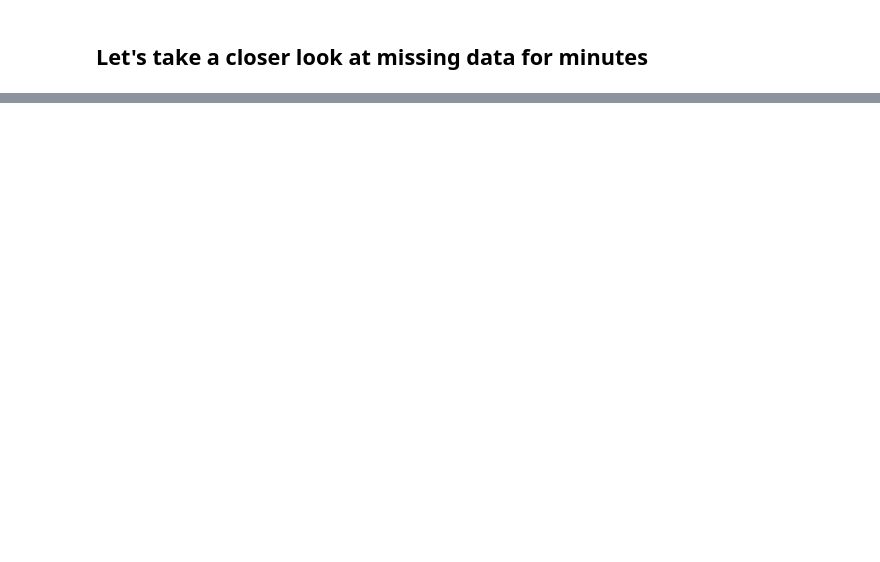
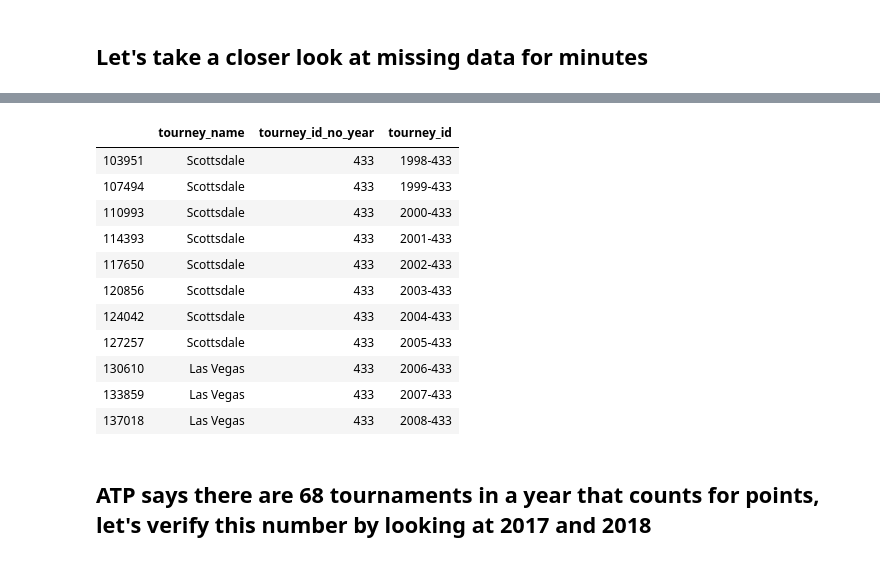
Before and after one commit to sv650s/atp-tennis-predictions, a Jupyter notebook: notebooks/atpdata EDA.ipynb, the cells around one changed output, grey strips where cells are left out. Saved outputs shown, nothing was run; the diff lists cells and outputs as text; code cells hidden in the pictures; blank space fills up the shorter version.

```diff
--- a/notebooks/atpdata EDA.ipynb
+++ b/notebooks/atpdata EDA.ipynb
@@ -296,3 +466,20 @@ matches.tourney_date.max()
+# %%
+matches[matches.tourney_id_no_year == '433'][["tourney_name", "tourney_id_no_year", "tourney_id"]].drop_duplicates()
+# %% [output]
+|  | tourney_name | tourney_id_no_year | tourney_id |
+| 103951 | Scottsdale | 433 | 1998-433 |
+| 107494 | Scottsdale | 433 | 1999-433 |
+| 110993 | Scottsdale | 433 | 2000-433 |
+| 114393 | Scottsdale | 433 | 2001-433 |
+| 117650 | Scottsdale | 433 | 2002-433 |
+| 120856 | Scottsdale | 433 | 2003-433 |
+| 124042 | Scottsdale | 433 | 2004-433 |
+| 127257 | Scottsdale | 433 | 2005-433 |
+| 130610 | Las Vegas | 433 | 2006-433 |
+| 133859 | Las Vegas | 433 | 2007-433 |
+| 137018 | Las Vegas | 433 | 2008-433 |
+# %% [markdown]
+## ATP says there are 68 tournaments in a year that counts for points, let's verify this number by looking at 2017 and 2018
 # %%
 len(matches[(matches.tourney_date > datetime.datetime(2017, 12, 31)) & (matches.tourney_date < datetime.datetime(2019,1,1))].tourney_name.unique())
 # %%
```
Also changed, not shown: parts of 31 cells of this notebook, 2 other files.
